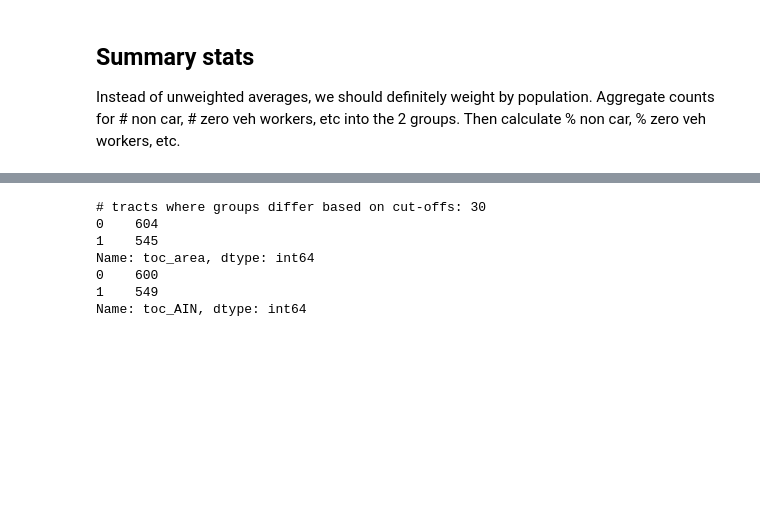
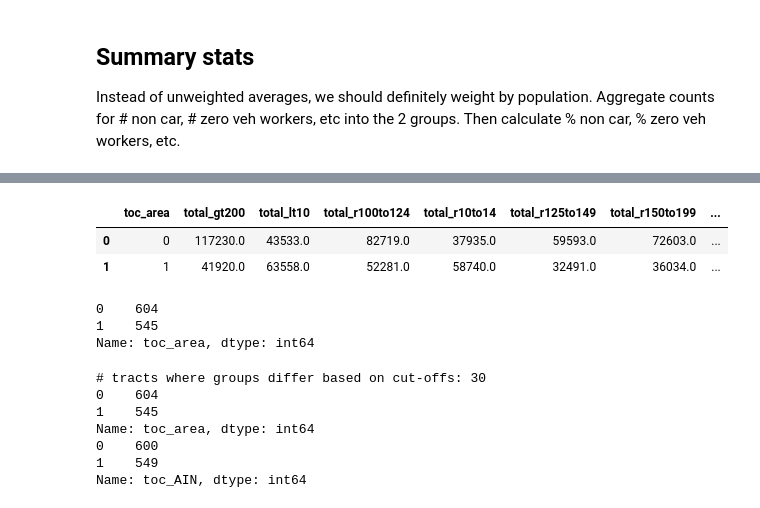
Before and after one commit to CityOfLosAngeles/planning-entitlements, a Jupyter notebook: notebooks/07-toc-census-stats.ipynb, the cells around one changed output, grey strips where cells are left out. Drawn from its saved outputs; the diff is of its cells as text; code cells hidden in the pictures; blank space fills up the shorter version.

Commit message:
Add incomerange function

```diff
--- a/notebooks/07-toc-census-stats.ipynb
+++ b/notebooks/07-toc-census-stats.ipynb
@@ -217,3 +208,24 @@ final.head(2)
 |  | GEOID | geometry | pop | parcel_tot | in_tier | num_AIN | parcelsqft | total_AIN | pct_AIN | pct_area | ... |
 | 0 | 06037297602 | MULTIPOLYGON (((-118.28798 33.722... | 4048 | 3.953546e+06 | 1.0 | 101.0 | 5.522768e+05 | 821.0 | 0.123021 | 0.139692 | ... |
 | 1 | 06037297601 | MULTIPOLYGON (((-118.27738 33.707... | 2706 | 1.770137e+06 | 0.0 | 256.0 | 1.706503e+06 | 256.0 | 1.000000 | 0.964051 | ... |
+# %%
+# Income (use ranges to calculate median)
+# These have to be calculated after tracts are ID as TOC or not
+income_ranges = pcts_census_utils.income_ranges
+
+# The new_var columns to keep all have prefix "total_".
+# Can switch out if we're interested in other races' income ranges
+keep = []
+for x in income_ranges:
+    keep.append("total_" + x)
+
+income = pcts_census_utils.grab_census_table("incomerange", 2018, "total")
+income = income.pivot(index="GEOID", columns = "new_var", values = "num").reset_index()
+# %%
+final2 = pd.merge(final[["GEOID", "toc_area"]], income, on = "GEOID", how = "left", validate = "1:1")
+# %%
+final2.pivot_table(index = "toc_area", aggfunc = "sum").reset_index()
+# %% [output]
+|  | toc_area | total_gt200 | total_lt10 | total_r100to124 | total_r10to14 | total_r125to149 | total_r150to199 | ... |
+| 0 | 0 | 117230.0 | 43533.0 | 82719.0 | 37935.0 | 59593.0 | 72603.0 | ... |
+| 1 | 1 | 41920.0 | 63558.0 | 52281.0 | 58740.0 | 32491.0 | 36034.0 | ... |
@@ -220,3 +241,9 @@ final.head(2)
+# %%
+final2.toc_area.value_counts()
+# %% [output]
+0    604
+1    545
+Name: toc_area, dtype: int64
 # %%
 print(f"# tracts where groups differ based on cut-offs: {len(final[final.toc_area != final.toc_AIN])}")
 print(final.toc_area.value_counts())
```
Also changed, not shown: parts of 3 cells of this notebook, 2 other files.
